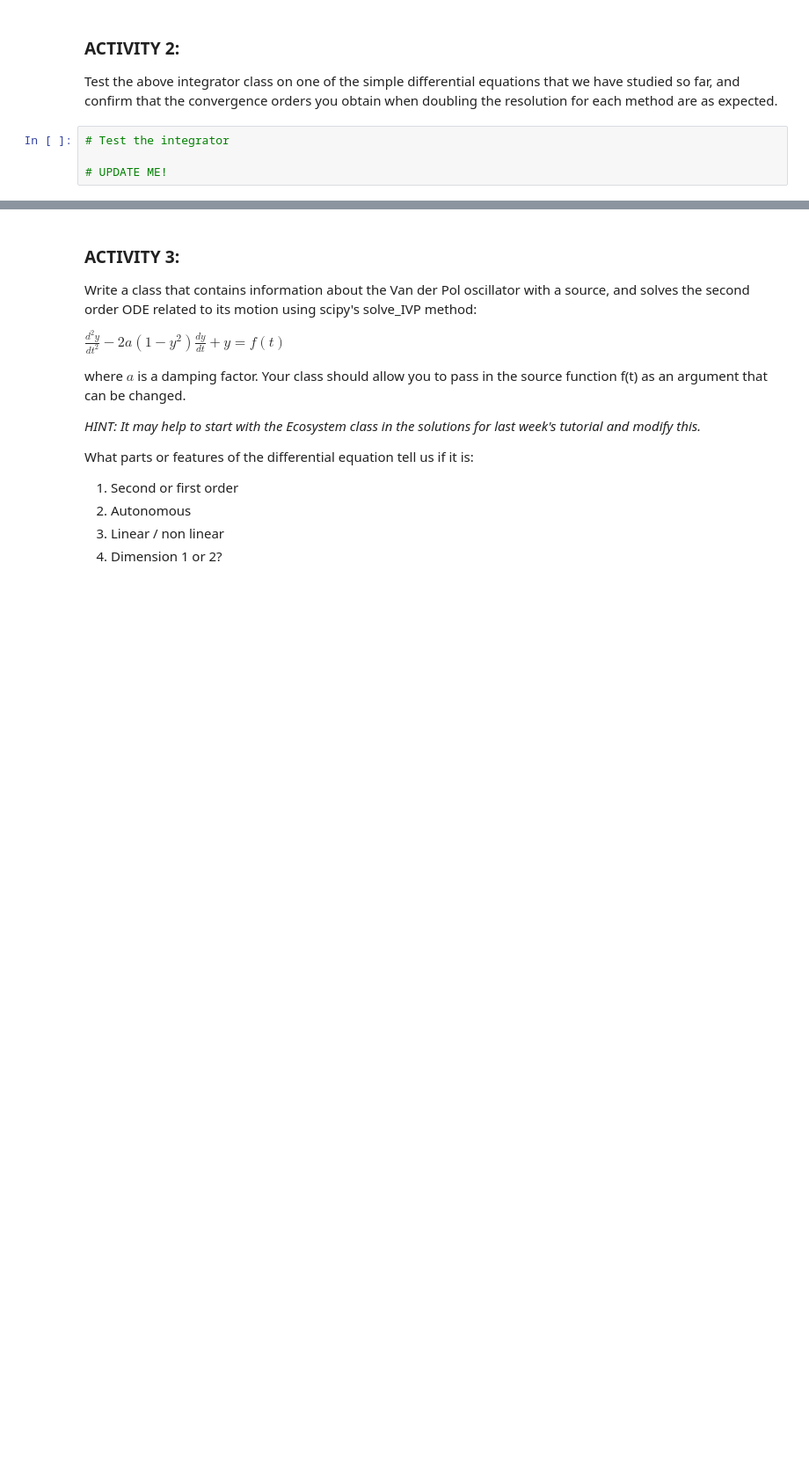
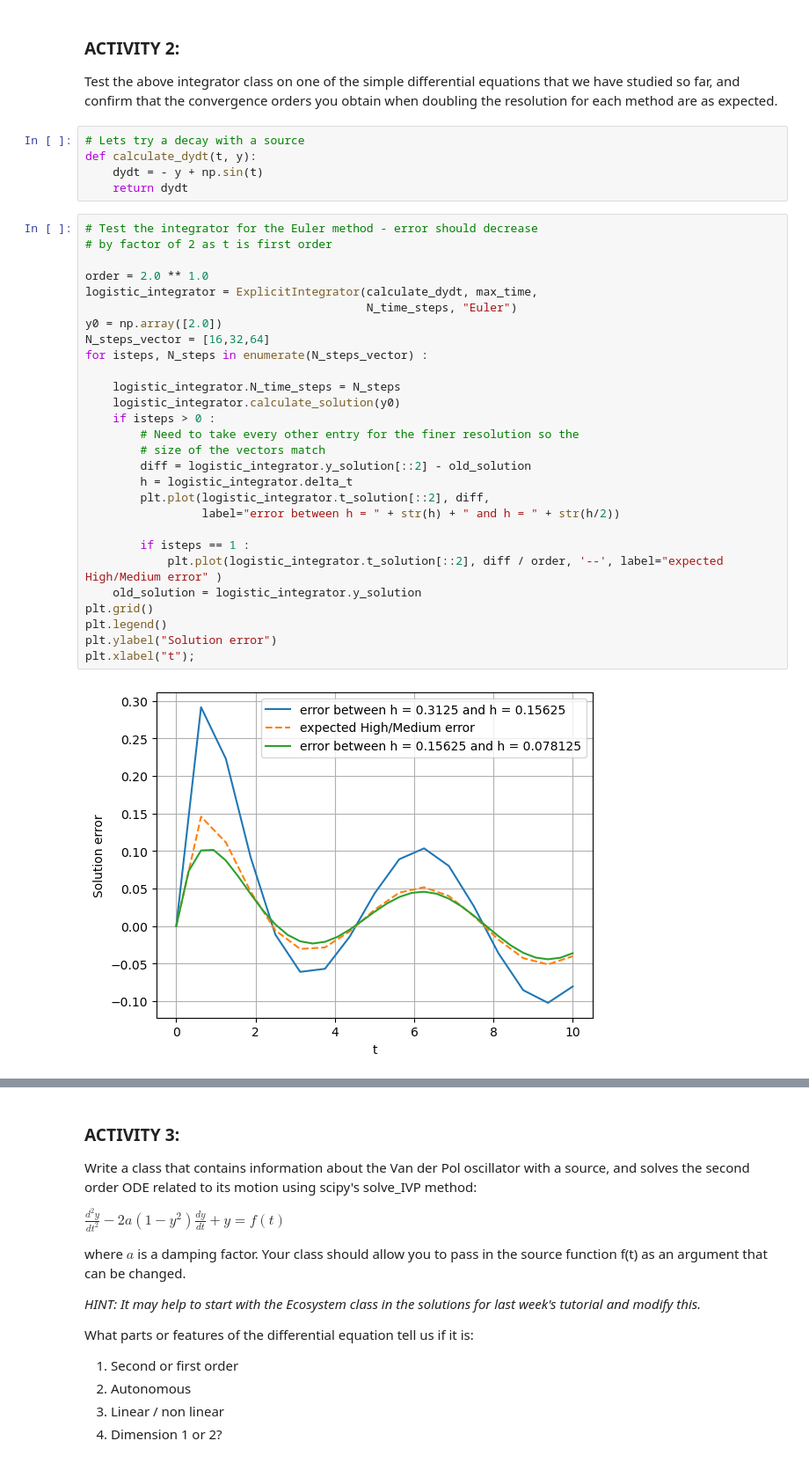
Before and after one commit to Vileh/Topics-In-Sci-Comp, a Jupyter notebook: Notebooks/Week4_LabExercises.ipynb, the cells around one changed output, grey strips where cells are left out. Shown: that part at 88% size. Drawn from its saved outputs; the diff is of its cells as text; blank space fills up the shorter version.

```diff
--- a/Notebooks/Week4_LabExercises.ipynb
+++ b/Notebooks/Week4_LabExercises.ipynb
@@ -169,7 +169,38 @@ logistic_integrator.plot_solution()
 ### ACTIVITY 2:
 
 Test the above integrator class on one of the simple differential equations that we have studied so far, and confirm that the convergence orders you obtain when doubling the resolution for each method are as expected.
-# %%
-# Test the integrator
-
-# UPDATE ME!
+# %%
+# Lets try a decay with a source
+def calculate_dydt(t, y):
+    dydt = - y + np.sin(t)
+    return dydt
+# %%
+# Test the integrator for the Euler method - error should decrease
+# by factor of 2 as t is first order
+
+order = 2.0 ** 1.0
+logistic_integrator = ExplicitIntegrator(calculate_dydt, max_time,
+                                         N_time_steps, "Euler")
+y0 = np.array([2.0])
+N_steps_vector = [16,32,64]
+for isteps, N_steps in enumerate(N_steps_vector) :
+
+    logistic_integrator.N_time_steps = N_steps
+    logistic_integrator.calculate_solution(y0)
+    if isteps > 0 :
+        # Need to take every other entry for the finer resolution so the
+        # size of the vectors match
+        diff = logistic_integrator.y_solution[::2] - old_solution
+        h = logistic_integrator.delta_t
+        plt.plot(logistic_integrator.t_solution[::2], diff,
+                 label="error between h = " + str(h) + " and h = " + str(h/2))
+
+        if isteps == 1 :
+            plt.plot(logistic_integrator.t_solution[::2], diff / order, '--', label="expected High/Medium error" )
+    old_solution = logistic_integrator.y_solution
+plt.grid()
+plt.legend()
+plt.ylabel("Solution error")
+plt.xlabel("t");
+# %% [output]
+[figure, added]
```
Also changed, not shown: parts of 1 cell of this notebook.
